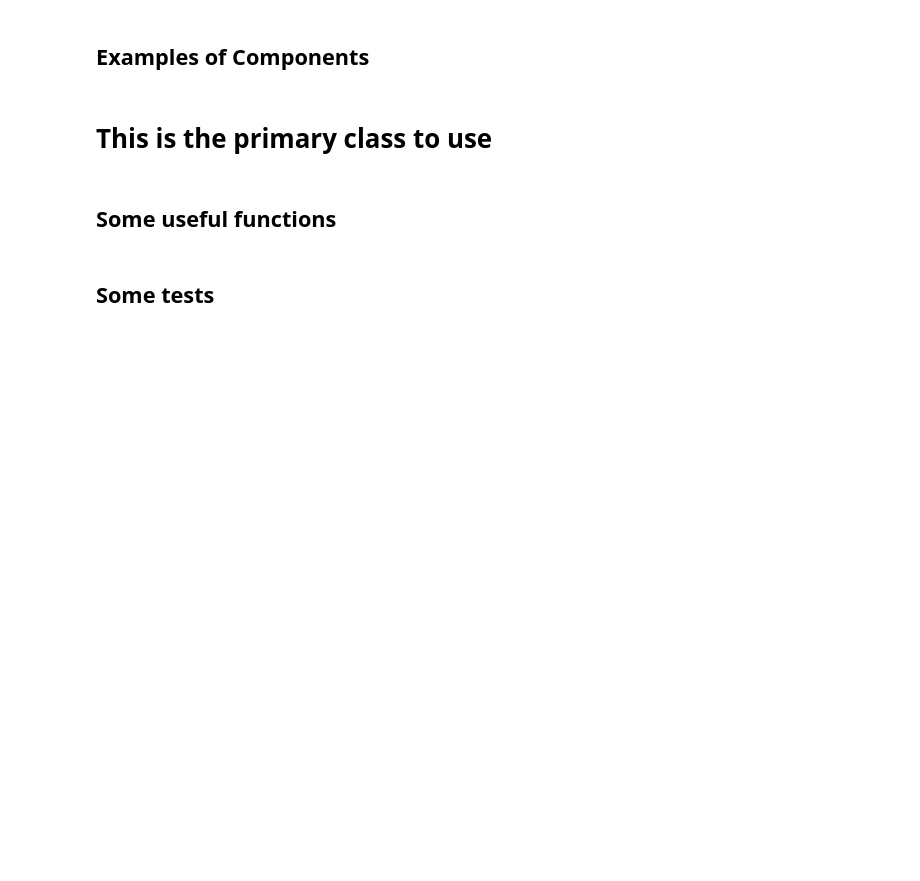
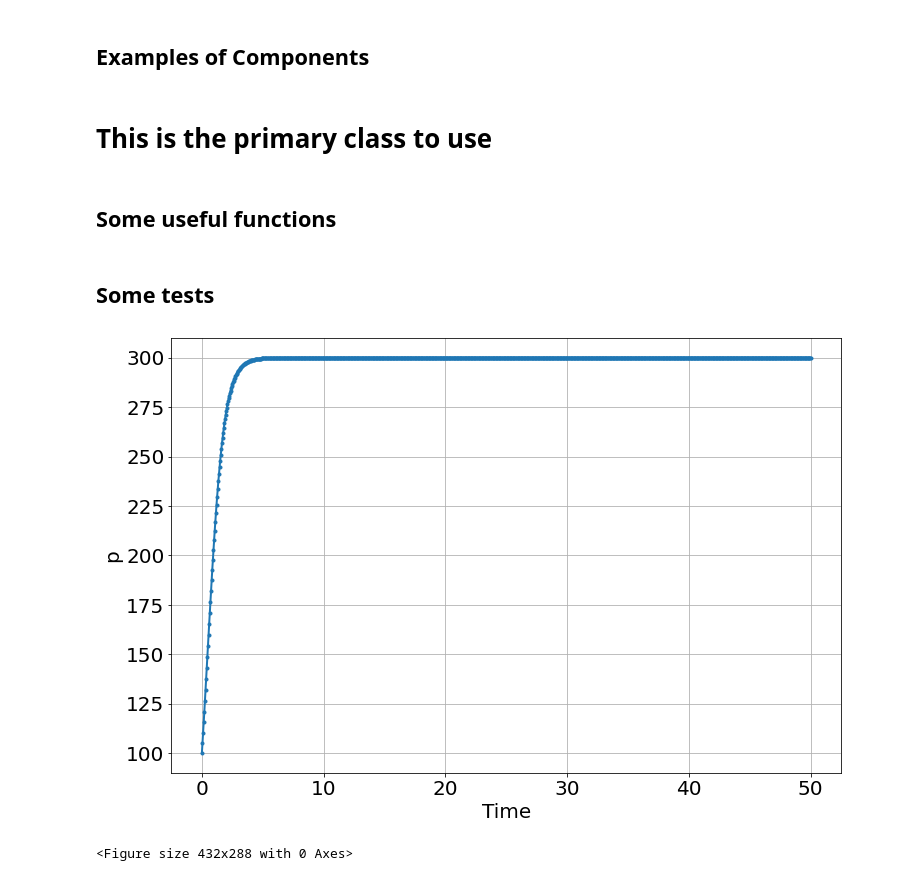
Before and after one commit to bblais/pyndamics3, a Jupyter notebook: 00_core.ipynb, the cells around one changed output. Drawn from its saved outputs; the diff is of its cells as text; code cells hidden in the pictures; blank space fills up the shorter version.

Commit message:
actual working simulation

```diff
--- a/00_core.ipynb
+++ b/00_core.ipynb
@@ -76,6 +76,36 @@ def from_values(var,*args):
         return y[-1]
 
     return interp(var,x,y)
+
+def array_wrap(f):
+    # allow a function to be written for float values, but be handed array
+    # values and return an array
+
+    def what(*args,**kw):
+        try:
+            val=f(*args,**kw)
+        except ValueError:  # array treated as float
+            for a in args:
+                if isinstance(a,ndarray):
+                    L=len(a)
+                    break
+            val=[]
+            for i in range(L):
+                newargs=[]
+                for a in args:
+                    if isinstance(a,ndarray):
+                        newargs.append(a[i])
+                    else:
+                        newargs.append(a)
+                newargs=tuple(newargs)
+
+                val.append(f(*newargs,**kw))
+            val=array(val)
+#        except TypeError: # float treated as array
+
+        return val
+
+    return what
 # %% [markdown]
 Supporting functions
 # %%
@@ -1471,3 +1502,12 @@ def test_higher_order():
     sim.params(k=1.0,m=1.0,b=0.5)
 
     sim.run(0,20)
+# %%
+sim=Simulation()
+sim.add("p'=a*p*(1-p/K)",100,plot=True)
+sim.params(a=1.5,K=300)
+
+sim.run(0,50)
+# %% [output]
+[figure, added]
+<Figure size 432x288 with 0 Axes>
```
Also changed, not shown: parts of 1 cell of this notebook, 4 other files.
